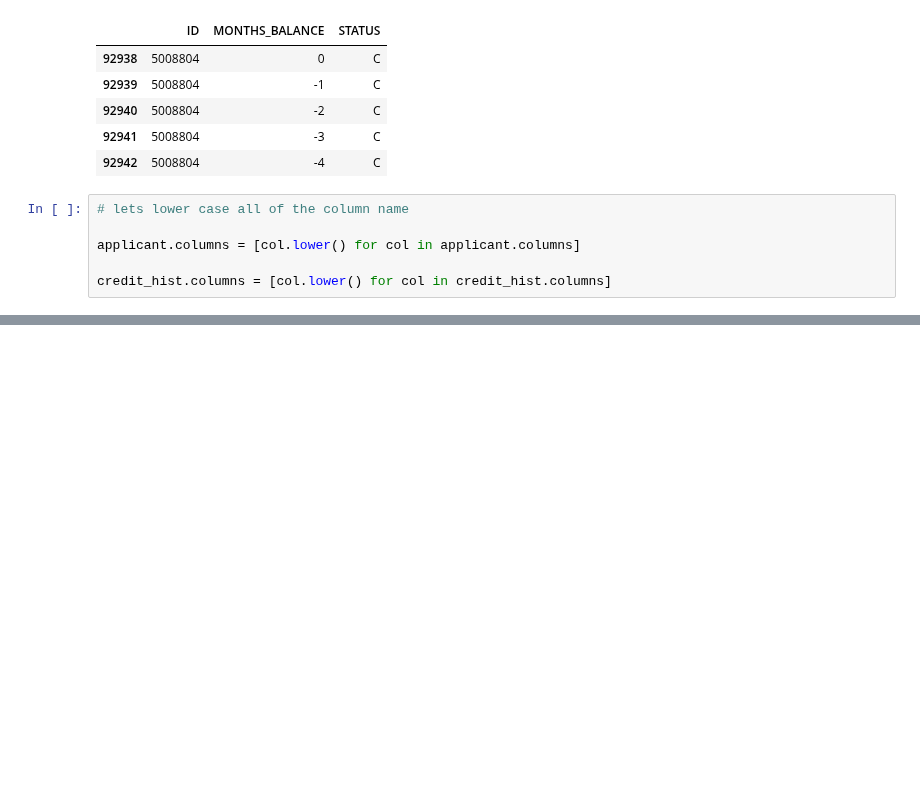
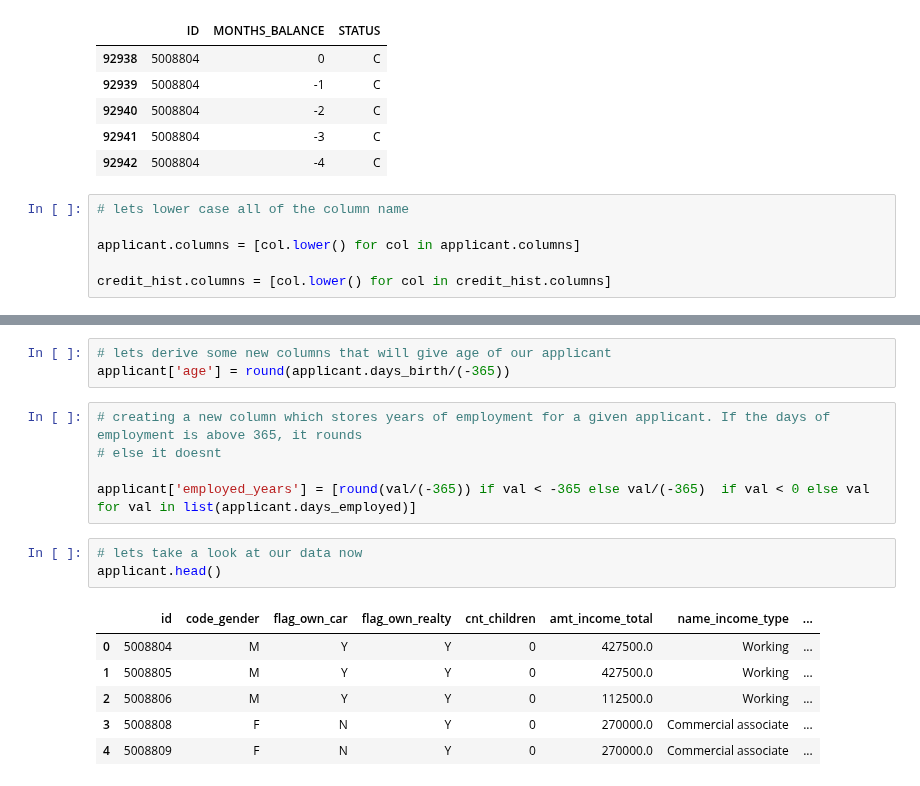
Before and after one commit to credit-risk-management-predictor/credit-risk-management-predictor, a Jupyter notebook: bibek-acquire-wrangle.ipynb, the cells around one changed output, grey strips where cells are left out. Drawn from its saved outputs; the diff is of its cells as text; blank space fills up the shorter version.

Commit message:
Initial data familiarization

```diff
--- a/bibek-acquire-wrangle.ipynb
+++ b/bibek-acquire-wrangle.ipynb
@@ -191,0 +267,18 @@ credit_hist.columns = [col.lower() for col in credit_hist.columns]
+# %%
+# lets derive some new columns that will give age of our applicant
+applicant['age'] = round(applicant.days_birth/(-365))
+# %%
+# creating a new column which stores years of employment for a given applicant. If the days of employment is above 365, it rounds
+# else it doesnt
+
+applicant['employed_years'] = [round(val/(-365)) if val < -365 else val/(-365)  if val < 0 else val for val in list(applicant.days_employed)]
+# %%
+# lets take a look at our data now
+applicant.head()
+# %% [output]
+|  | id | code_gender | flag_own_car | flag_own_realty | cnt_children | amt_income_total | name_income_type | ... |
+| 0 | 5008804 | M | Y | Y | 0 | 427500.0 | Working | ... |
+| 1 | 5008805 | M | Y | Y | 0 | 427500.0 | Working | ... |
+| 2 | 5008806 | M | Y | Y | 0 | 112500.0 | Working | ... |
+| 3 | 5008808 | F | N | Y | 0 | 270000.0 | Commercial associate | ... |
+| 4 | 5008809 | F | N | Y | 0 | 270000.0 | Commercial associate | ... |
```
Also changed, not shown: parts of 4 cells of this notebook.
